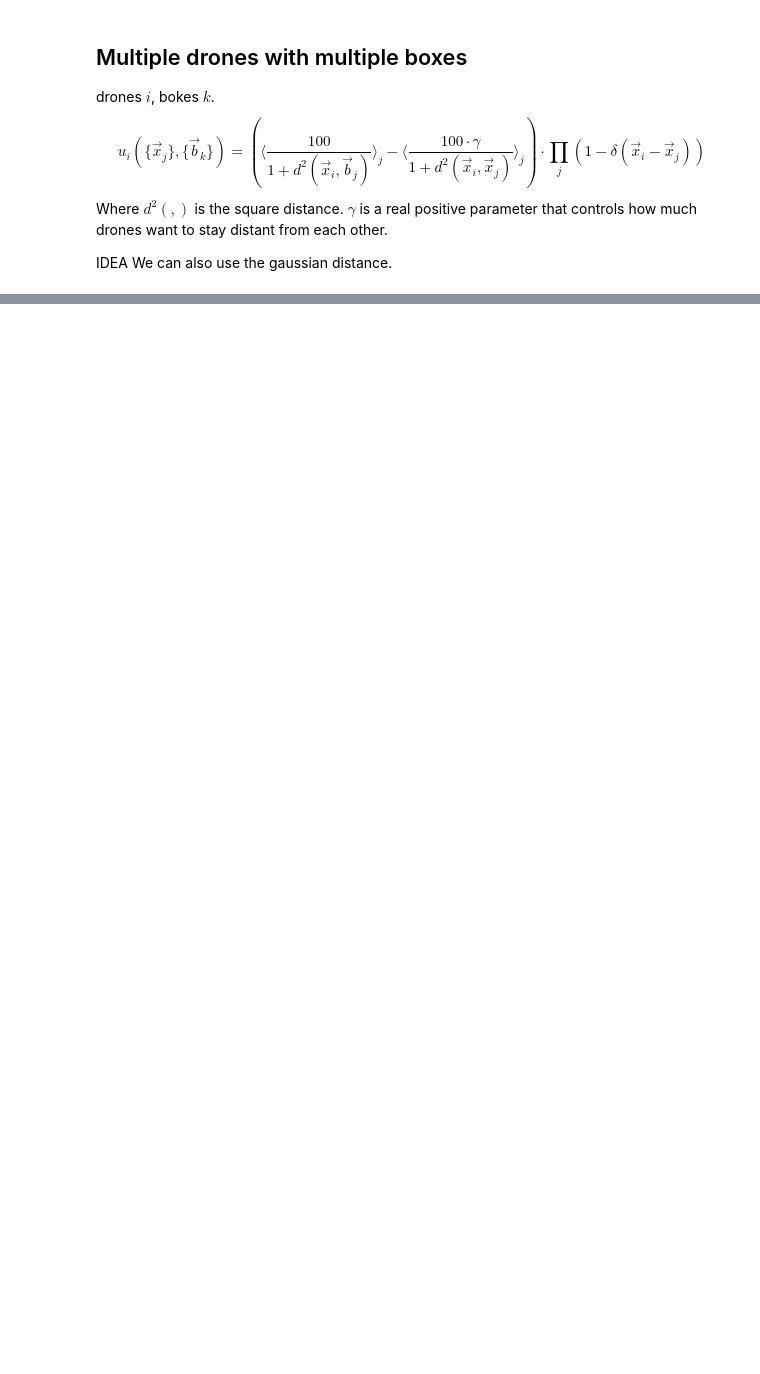
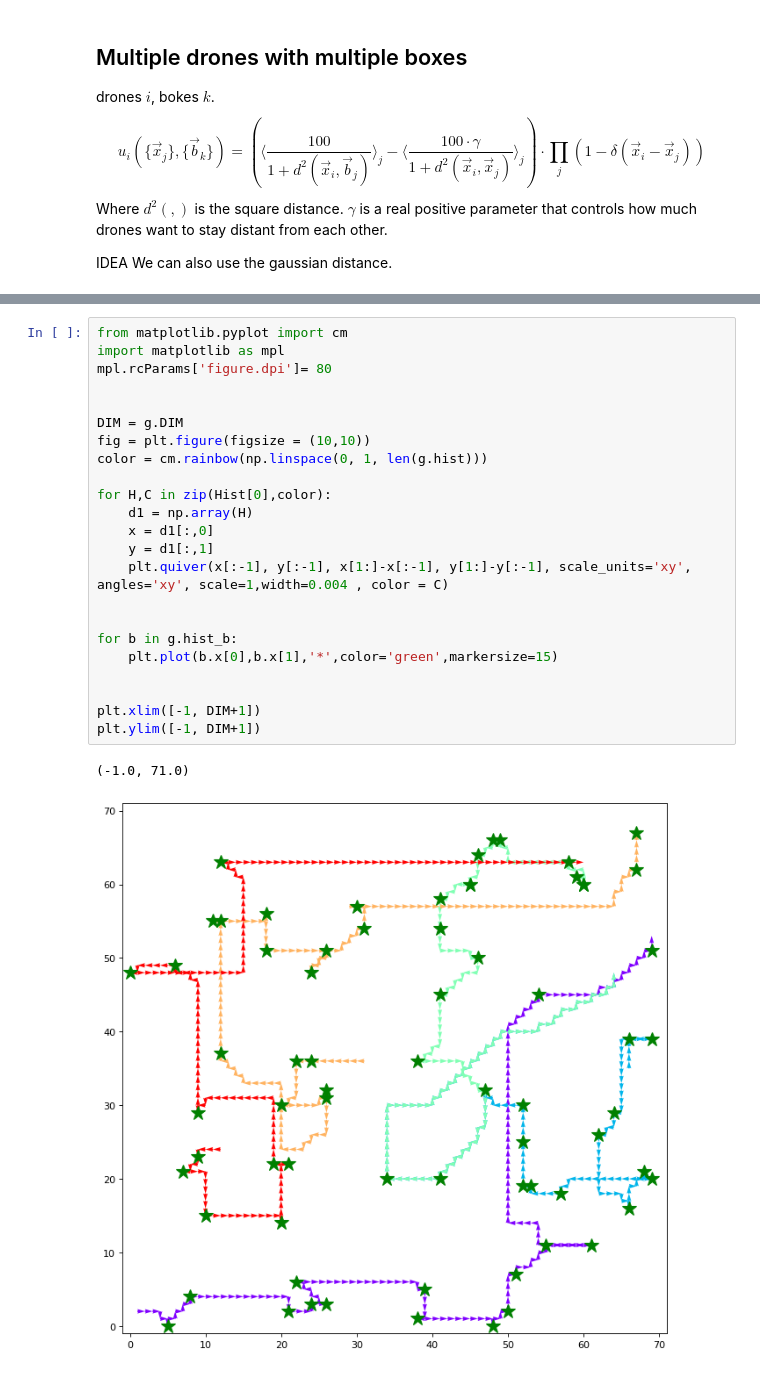
Before and after one commit to micheleavella/game_theory_project, a Jupyter notebook: progetto.ipynb, the cells around one changed output, grey strips where cells are left out. Cells and saved outputs as stored; diff of their text form; blank space fills up the shorter version.

```diff
--- a/progetto.ipynb
+++ b/progetto.ipynb
@@ -165,0 +201,26 @@ plt.ylim([-1, DIM+1])
+# %%
+from matplotlib.pyplot import cm
+import matplotlib as mpl
+mpl.rcParams['figure.dpi']= 80
+
+
+DIM = g.DIM
+fig = plt.figure(figsize = (10,10))
+color = cm.rainbow(np.linspace(0, 1, len(g.hist)))
+
+for H,C in zip(Hist[0],color):
+    d1 = np.array(H)
+    x = d1[:,0]
+    y = d1[:,1]
+    plt.quiver(x[:-1], y[:-1], x[1:]-x[:-1], y[1:]-y[:-1], scale_units='xy', angles='xy', scale=1,width=0.004 , color = C)
+
+
+for b in g.hist_b:
+    plt.plot(b.x[0],b.x[1],'*',color='green',markersize=15)
+
+
+plt.xlim([-1, DIM+1])
+plt.ylim([-1, DIM+1])
+# %% [output]
+(-1.0, 71.0)
+[figure, added]
```
Also changed, not shown: parts of 10 cells of this notebook.
